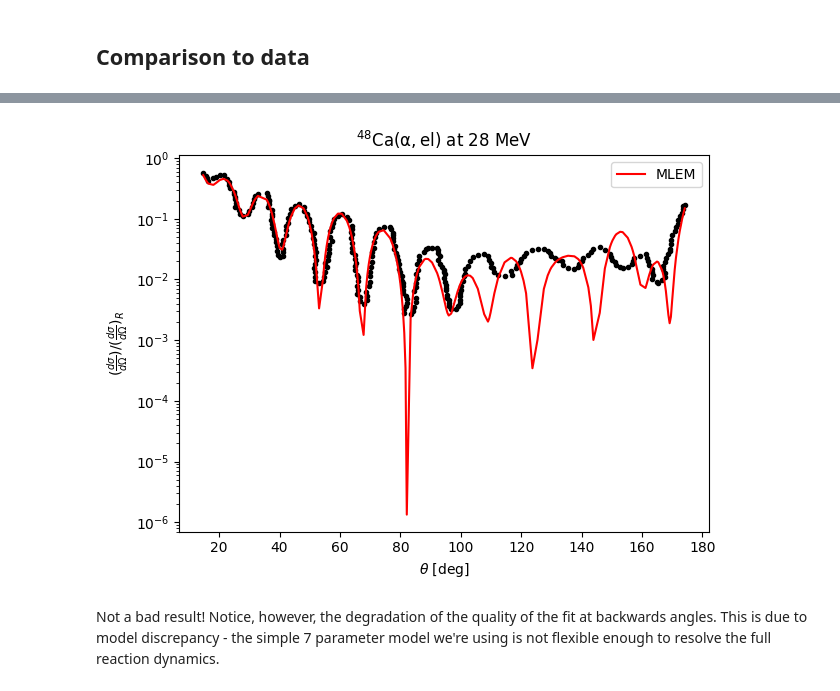
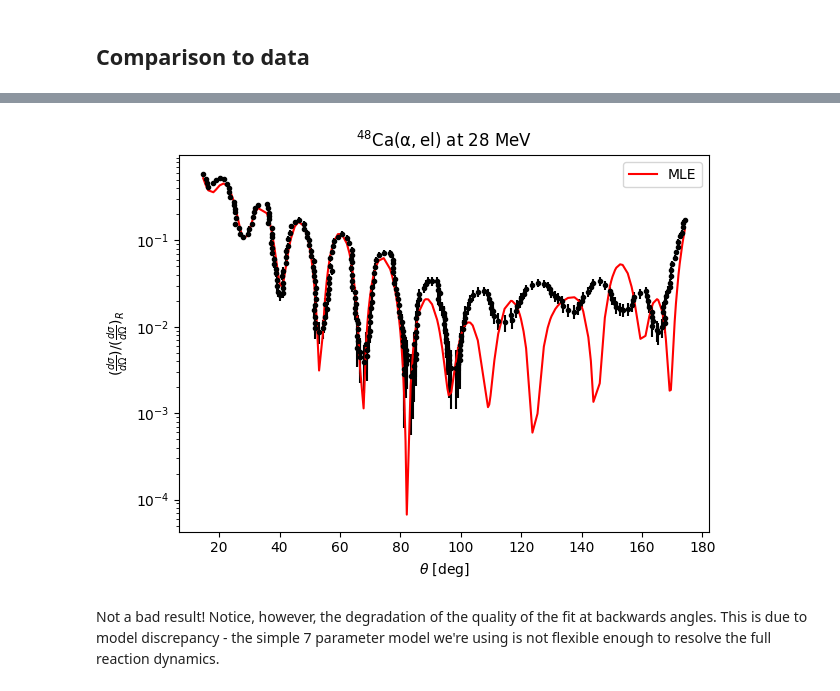
Before and after one commit to beykyle/jitr, a Jupyter notebook: examples/notebooks/quickstart.ipynb, the cells around one changed output, grey strips where cells are left out. Saved outputs shown, nothing was run; the diff lists cells and outputs as text; code cells hidden in the pictures.

```diff
--- a/examples/notebooks/quickstart.ipynb
+++ b/examples/notebooks/quickstart.ipynb
@@ -96,8 +96,8 @@ def V_Coulomb(r, Zz, RC):
     return coulomb(r, Zz, RC)
 # %%
 def calculate_xs_ratio(theta):
-    Vv, Wv, rv, av, rw, aw, rC = theta
-    A_factor = reaction.target.A ** (1 / 3) + reaction.projectile.A ** (1 / 3)
+    Vv, Wv, rv, av, rw, aw = theta
+    A_factor = reaction.target.A ** (1 / 3)
     Zz = reaction.target.Z * reaction.projectile.Z
     xs = solver.xs(
         central_potential=U_central(
@@ -109,7 +109,7 @@ def calculate_xs_ratio(theta):
             rw * A_factor,
             aw,
         ),
-        coulomb_potential=V_Coulomb(rgrid, Zz, rC * A_factor),
+        coulomb_potential=V_Coulomb(rgrid, Zz, 1.3 * A_factor),
     )
     return xs.dsdo / solver.rutherford
 # %% [markdown]
@@ -123,3 +123,6 @@ def log_likelihood(theta):
     chi2 = np.sum((y_pred - y) ** 2 / y_err * 2)
     logl = -0.5 * (chi2 + log_err_term)
     return logl
+# %%
+theta_0 = np.array([185, 25, 1.4, 0.5, 1.4, 0.4])
+log_likelihood(theta_0)
@@ -126 +131,12 @@ def log_likelihood(theta):
+# %%
+theta_bounds=np.array(
+        [
+            [120, 250],
+            [5, 50],
+            [1.15, 1.6],
+            [0.4, 0.8],
+            [1.1, 1.8],
+            [0.4, 0.9],
+        ]
+    )
 # %% [markdown]
@@ -133,19 +149,9 @@ from scipy.optimize import minimize
 %%time
 optimum = minimize(
     lambda x: -log_likelihood(x),
-    np.array([185, 20, 1.0, 0.6, 1.0, 0.6, 1.2]),
+    theta_0,
     method="Nelder-Mead",
-    bounds=np.array(
-        [
-            [150, 250],
-            [0, 100],
-            [0.9, 1.3],
-            [0.4, 0.9],
-            [0.6, 1.3],
-            [0.4, 0.9],
-            [0.9, 1.3],
-        ]
-    ),
+    bounds=theta_bounds,
     options={
         "maxiter": 5000,
         "adaptive": True,
@@ -177,17 +183,17 @@ Wall time: 11.2 s
 y_mlem = calculate_xs_ratio(optimum.x)
 # %%
 plt.figure()
-plt.scatter(df["angle"], df["xs"], color="k", marker=".")
-plt.plot(df["angle"], y_mlem, color="r", label="MLEM")
+plt.errorbar(df["angle"], df["xs"], y_err, color="k", marker=".", linestyle='none')
+plt.plot(df["angle"], y_mlem, color="r", label="MLE")
 plt.yscale("log")
 plt.legend()
 plt.xlabel(r"$\theta$ [deg]")
 plt.ylabel(r"$(\frac{d\sigma}{d\Omega}) / (\frac{d\sigma}{d\Omega})_{R}$")
 plt.title(f"${reaction.reaction_latex}$ at {kinematics.Elab:1.0f} MeV")
 plt.tight_layout()
 plt.show()
 # %% [output]
-[figure, old version]
+[figure, new version]
 # %% [markdown]
 Not a bad result! Notice, however, the degradation of the quality of the fit at backwards angles. This is due to model discrepancy - the simple 7 parameter model we're using is not flexible enough to resolve the full reaction dynamics.
 # %% [markdown]
```
Also changed, not shown: parts of 13 cells of this notebook, 1 other file.
